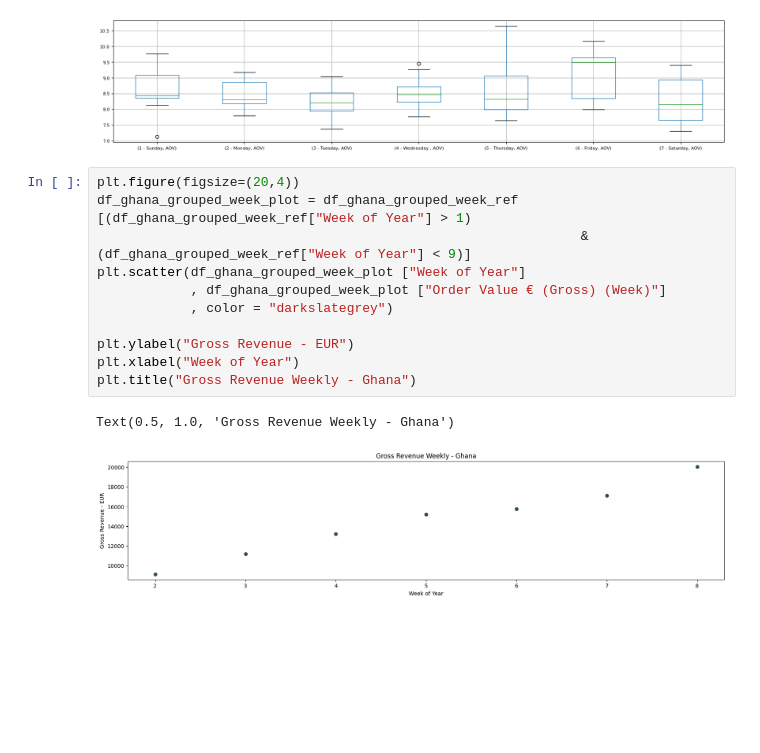
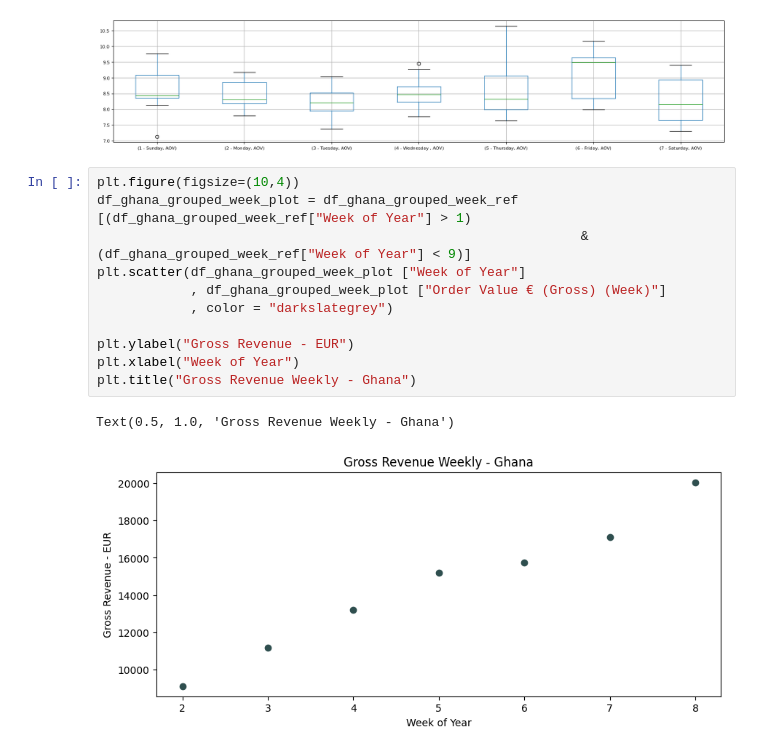
Before and after one commit to jsamu1994/data-challenge-jan-2024, a Jupyter notebook: python_files/exploring_dataset_2.ipynb, the cells around one changed output. Drawn from its saved outputs; the diff is of its cells as text; blank space fills up the shorter version.

```diff
--- a/python_files/exploring_dataset_2.ipynb
+++ b/python_files/exploring_dataset_2.ipynb
@@ -228,17 +226,17 @@ aov_weekly.boxplot(subplots=False, figsize=(20,4), fontsize=8)
 <Axes: >
 [figure]
 # %%
-plt.figure(figsize=(20,4))
+plt.figure(figsize=(10,4))
 df_ghana_grouped_week_plot = df_ghana_grouped_week_ref [(df_ghana_grouped_week_ref["Week of Year"] > 1)
                                                               & (df_ghana_grouped_week_ref["Week of Year"] < 9)]
 plt.scatter(df_ghana_grouped_week_plot ["Week of Year"]
             , df_ghana_grouped_week_plot ["Order Value € (Gross) (Week)"]
             , color = "darkslategrey")
 
 plt.ylabel("Gross Revenue - EUR")
 plt.xlabel("Week of Year")
 plt.title("Gross Revenue Weekly - Ghana")
 # %% [output]
 Text(0.5, 1.0, 'Gross Revenue Weekly - Ghana')
-[figure, old version]
+[figure, new version]
 # %%
```
Also changed, not shown: parts of 18 cells of this notebook.
